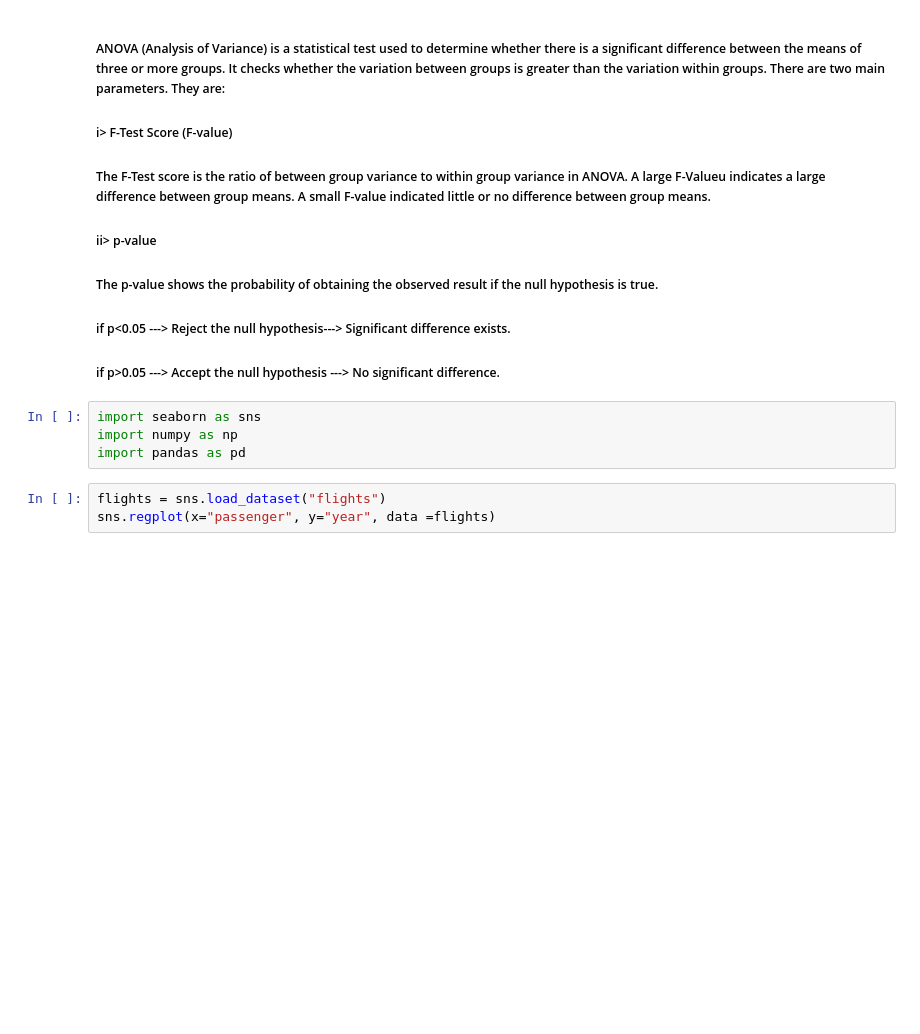
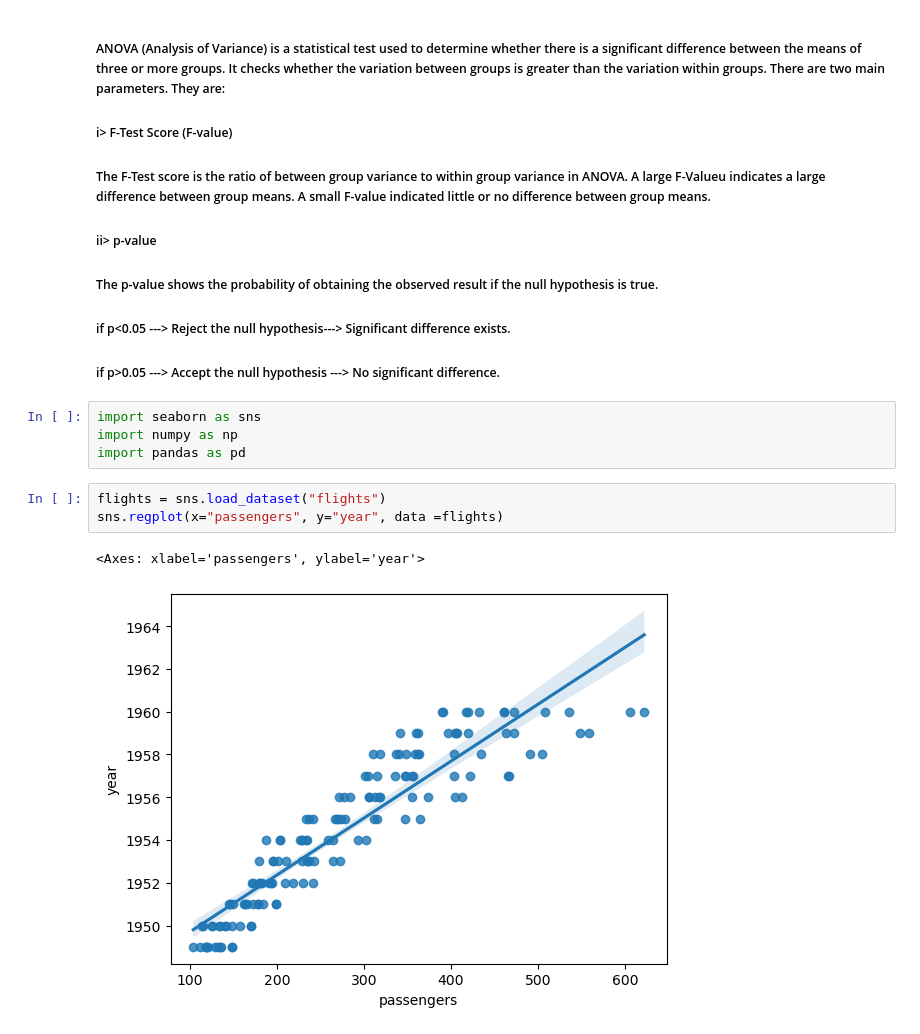
Before and after one commit to aaditya-pdgupta/Python_Course, a Jupyter notebook: Anova_Correlation.ipynb, the cells around one changed output. Saved outputs shown, nothing was run; the diff lists cells and outputs as text; blank space fills up the shorter version.

```diff
--- a/Anova_Correlation.ipynb
+++ b/Anova_Correlation.ipynb
@@ -14,4 +14,7 @@ import numpy as np
 import pandas as pd
 # %%
 flights = sns.load_dataset("flights")
-sns.regplot(x="passenger", y="year", data =flights)
+sns.regplot(x="passengers", y="year", data =flights)
+# %% [output]
+<Axes: xlabel='passengers', ylabel='year'>
+[figure, added]
```
